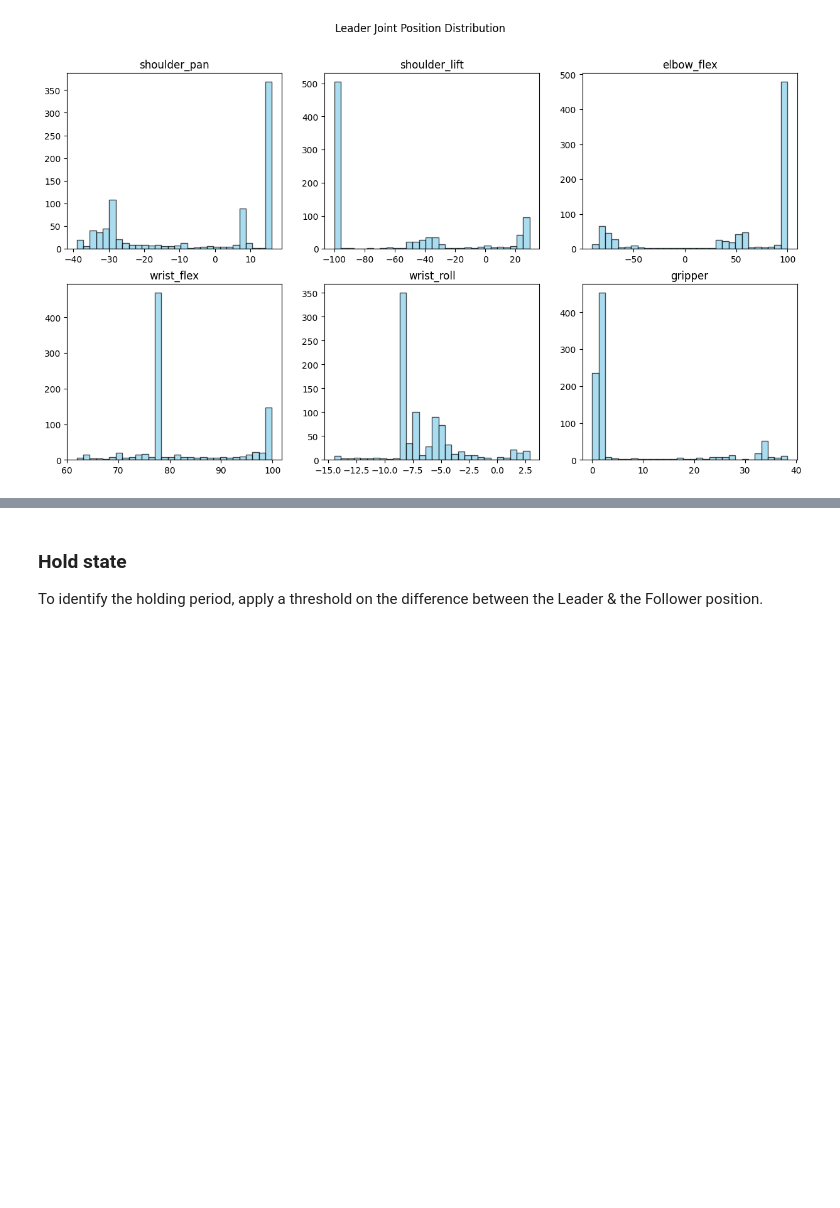
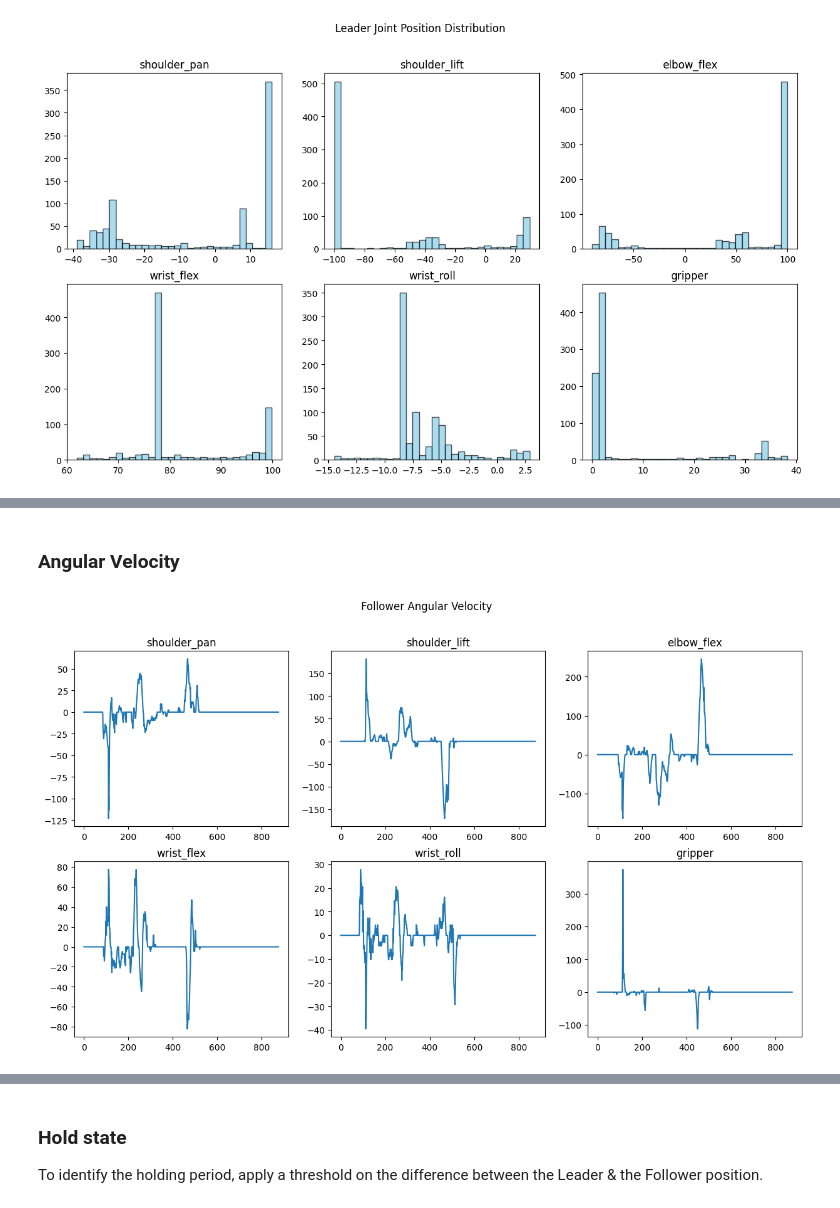
Before and after one commit to alexis779/slobot, a Jupyter notebook: notebooks/so100_ball_cup2.ipynb, the cells around one changed output, grey strips where cells are left out. Drawn from its saved outputs; the diff is of its cells as text; code cells hidden in the pictures; blank space fills up the shorter version.

```diff
--- a/notebooks/so100_ball_cup2.ipynb
+++ b/notebooks/so100_ball_cup2.ipynb
@@ -128,0 +134,16 @@ plt.grid(True)
+# %% [markdown]
+### Angular Velocity
+# %%
+follower_velocity = (follower[1:] - follower[:-1]) * ds_meta.fps
+
+fig, axes = plt.subplots(2, 3, figsize=(15, 8))
+axes = axes.flatten()
+
+for joint_id in range(dof):
+    axes[joint_id].plot(frame_ids[:-1], follower_velocity[:, joint_id], label='Follower')
+    axes[joint_id].set_title(f'{joint_names[joint_id]}')
+
+plt.suptitle(f"Follower Angular Velocity")
+plt.show()
+# %% [output]
+[figure, added]
```
Also changed, not shown: parts of 13 cells of this notebook, 2 other files.
